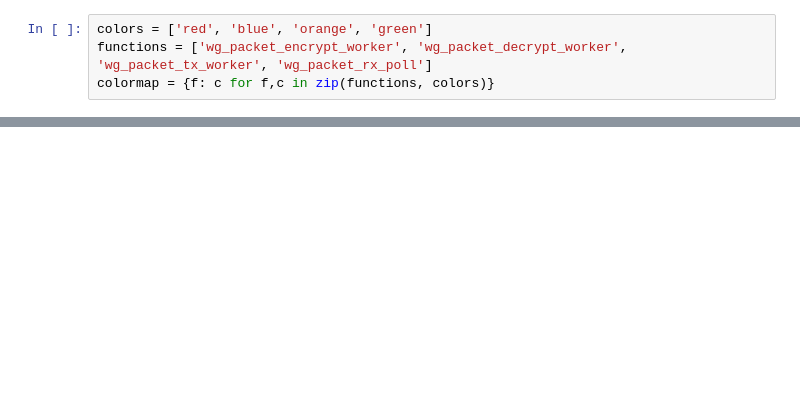
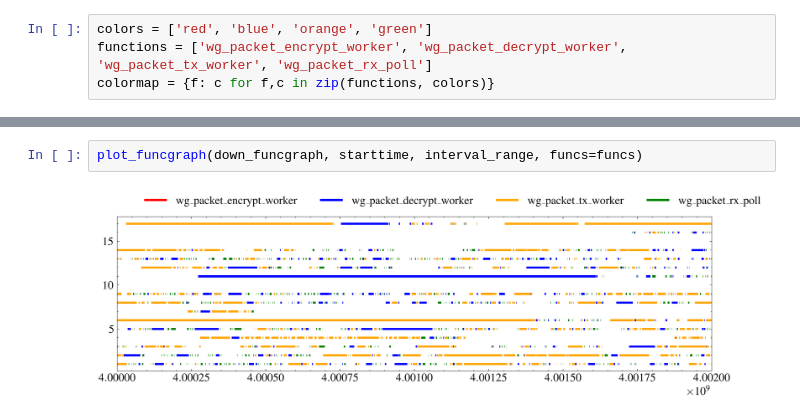
Before and after one commit to cesar237/wireguard-kernel, a Jupyter notebook: Analyze traces.ipynb, the cells around one changed output, grey strips where cells are left out. Drawn from its saved outputs; the diff is of its cells as text; blank space fills up the shorter version.

```diff
--- a/Analyze traces.ipynb
+++ b/Analyze traces.ipynb
@@ -77,0 +142,4 @@ Name: duration, dtype: float64
+# %%
+plot_funcgraph(down_funcgraph, starttime, interval_range, funcs=funcs)
+# %% [output]
+[figure, added]
```
Also changed, not shown: parts of 42 cells of this notebook, 9 other files.
